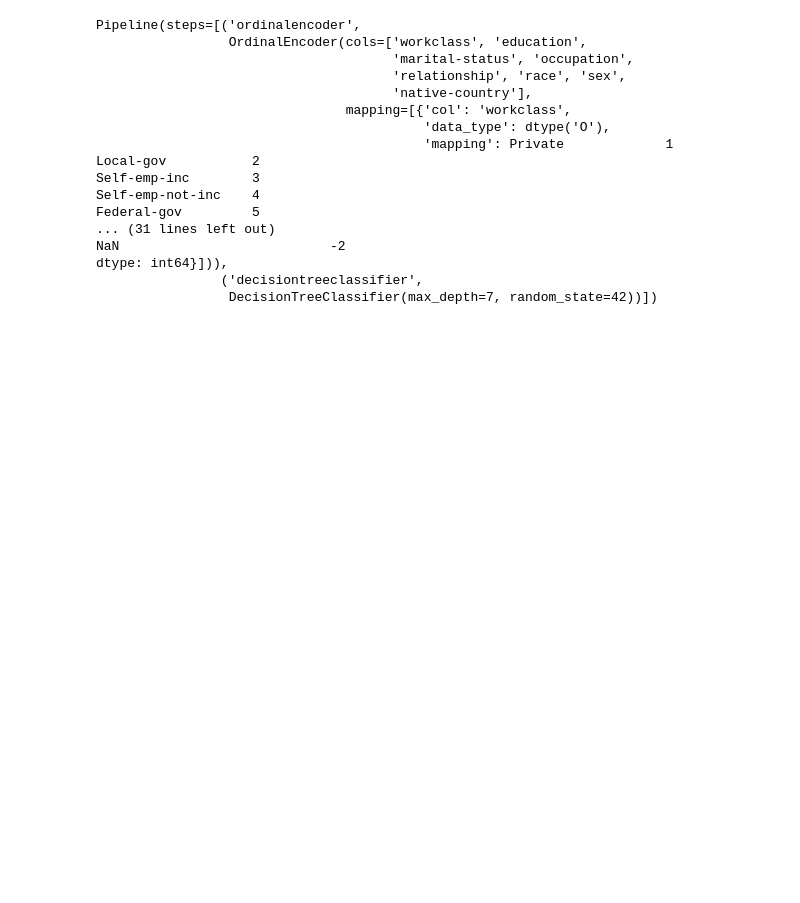
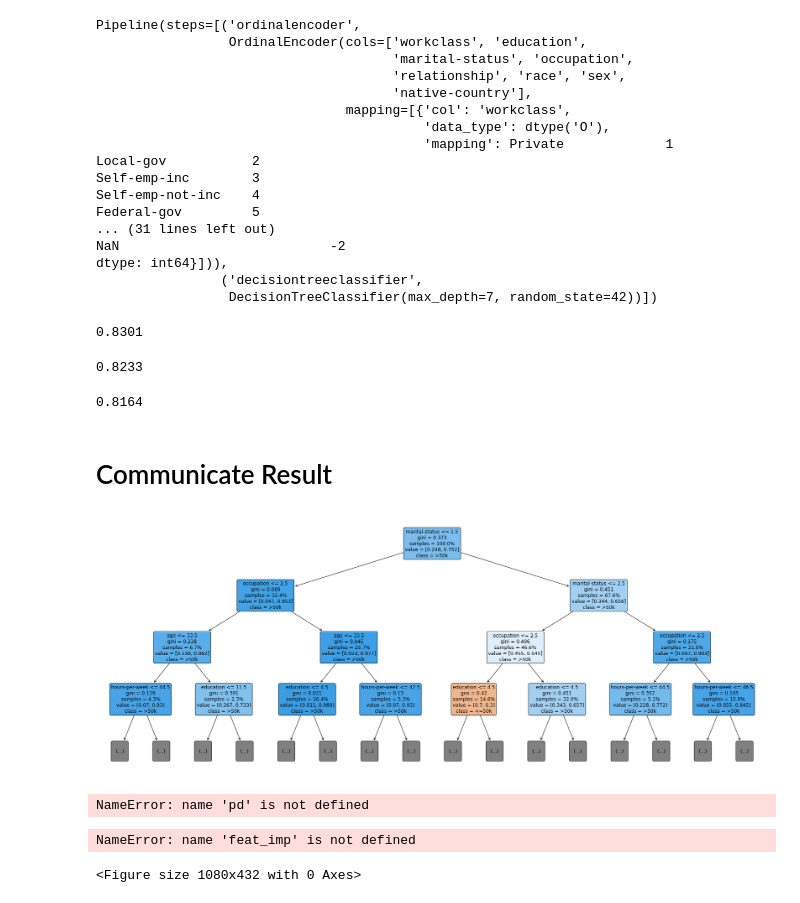
Before and after one commit to Sodiqlef/DecisionTree-income-predictor, a Jupyter notebook: Untitled2.ipynb, the cells around one changed output. Saved outputs shown, nothing was run; the diff lists cells and outputs as text; code cells hidden in the pictures; blank space fills up the shorter version.

```diff
--- a/Untitled2.ipynb
+++ b/Untitled2.ipynb
@@ -210,9 +211,49 @@ dtype: int64}])),
 # %%
 #Calculate accuracy score on train data
 acc_train = round(model.score(X_train, y_train), 4)
+acc_train
+# %% [output]
+0.8301
 # %%
 #Calculate accuracy score on test data
 acc_test = round(model.score(X_test, y_test), 4)
+acc_test
+# %% [output]
+0.8233
 # %%
 #Calculate accuracy score on val data
 acc_val = round(model.score(X_val, y_val), 4)
+acc_val
+# %% [output]
+0.8164
+# %% [markdown]
+# Communicate Result
+# %%
+plt.subplots(figsize=(30, 12))
+plot_tree(
+    model["decisiontreeclassifier"],
+    filled=True,
+    feature_names=X_train.columns,
+    class_names=["<=50k", ">50k"],
+    rounded=True,
+    proportion=True,
+    max_depth=3,
+    fontsize=12)
+plt.show()
+# %% [output]
+[figure, added]
+# %%
+importances = model["decisiontreeclassifier"].feature_importances_
+features = X_train
+feat_imp = pd.Series(importances, index=features).sort_values()
+# %% [output]
+NameError: name 'pd' is not defined
+# %%
+# Create horizontal bar chart
+plt.figure(figsize=(15, 6))
+feat_imp.plot(kind="barh", color='skyblue')
+for h, v in enumerate(sorted(importances)):
+    plt.text(v, h, str(round(v, 3)), va="center", ha="left")
+# %% [output]
+NameError: name 'feat_imp' is not defined
+<Figure size 1080x432 with 0 Axes>
```
Also changed, not shown: parts of 1 cell of this notebook.
